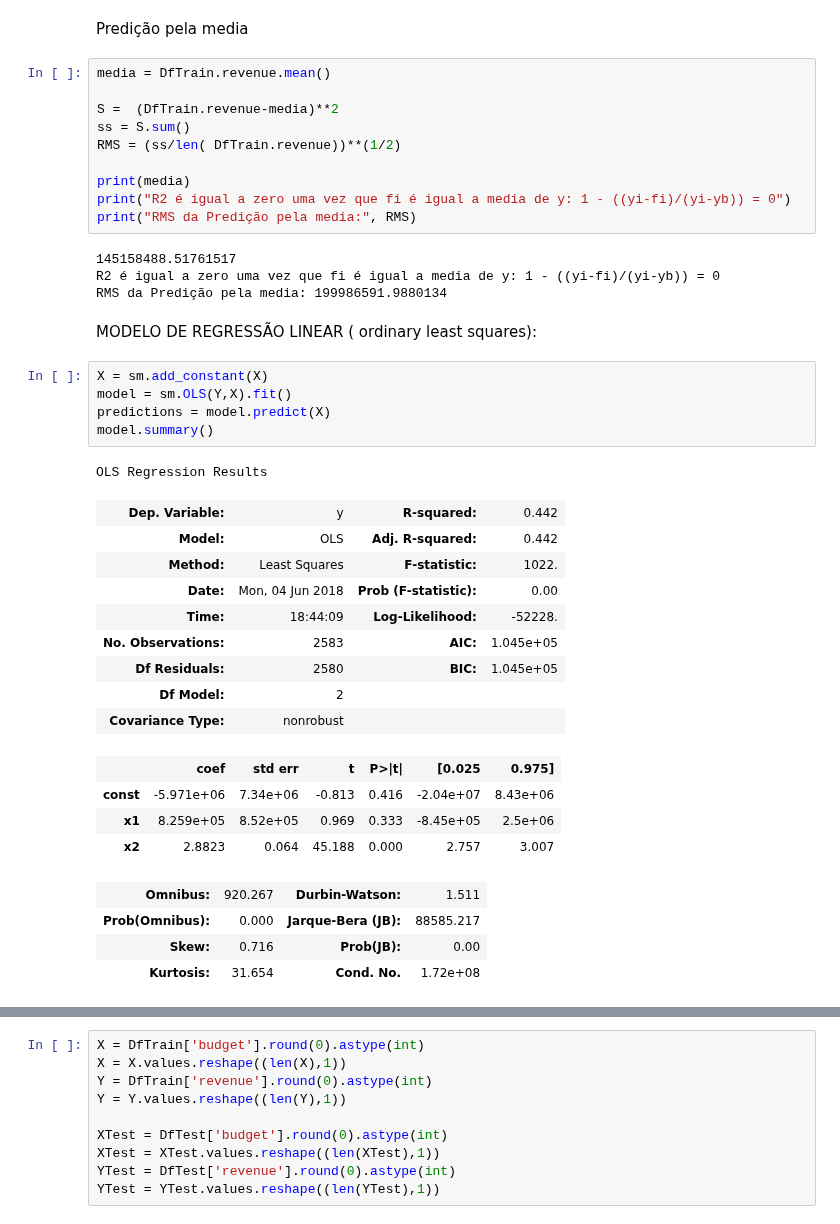
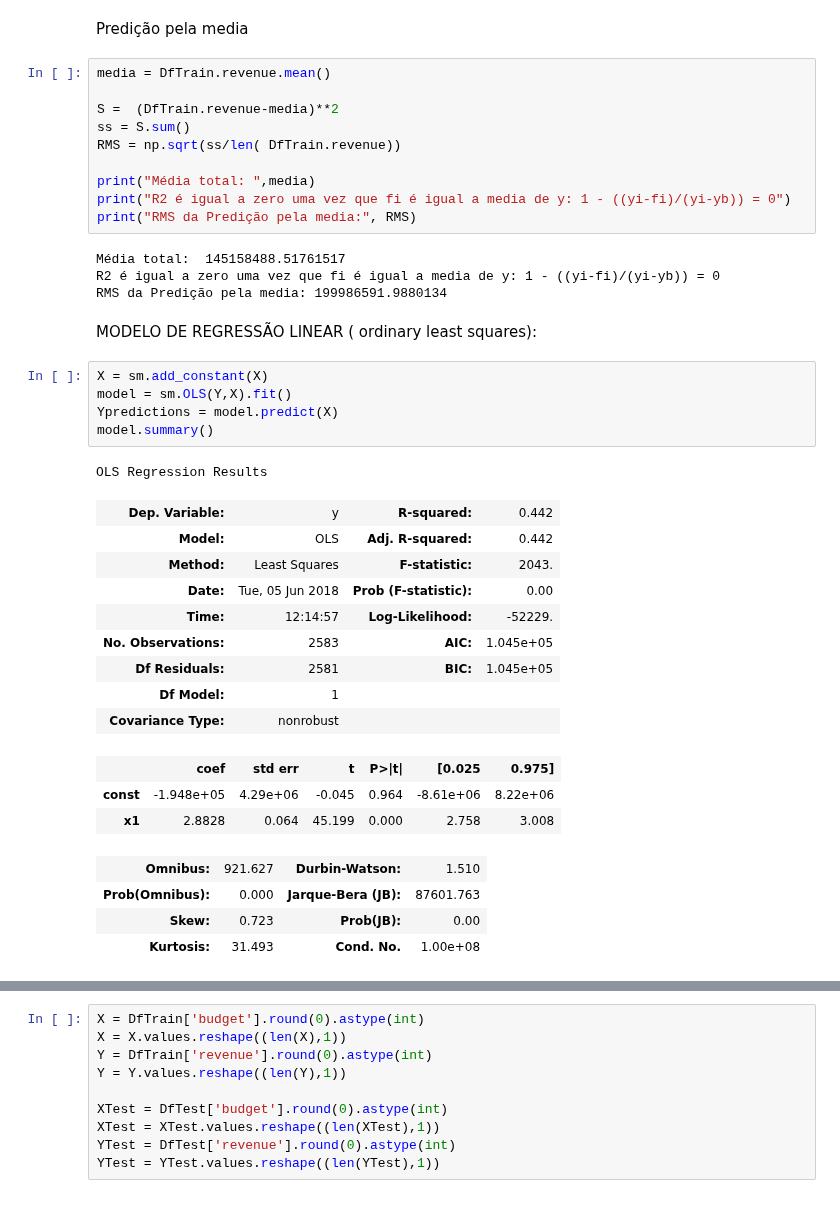
Before and after one commit to guipleite/DPCD, a Jupyter notebook: Projeto3/Projeto3 Layout.ipynb, the cells around one changed output, grey strips where cells are left out. Saved outputs shown, nothing was run; the diff lists cells and outputs as text.

```diff
--- a/Projeto3/Projeto3 Layout.ipynb
+++ b/Projeto3/Projeto3 Layout.ipynb
@@ -145,13 +147,13 @@ media = DfTrain.revenue.mean()
 
 S =  (DfTrain.revenue-media)**2
 ss = S.sum()
-RMS = (ss/len( DfTrain.revenue))**(1/2)
+RMS = np.sqrt(ss/len( DfTrain.revenue))
 
-print(media)
+print("Média total: ",media)
 print("R2 é igual a zero uma vez que fi é igual a media de y: 1 - ((yi-fi)/(yi-yb)) = 0")
 print("RMS da Predição pela media:", RMS)
 # %% [output]
-145158488.51761517
+Média total:  145158488.51761517
 R2 é igual a zero uma vez que fi é igual a media de y: 1 - ((yi-fi)/(yi-yb)) = 0
 RMS da Predição pela media: 199986591.9880134
 # %% [markdown]
@@ -159,24 +161,23 @@ MODELO DE REGRESSÃO LINEAR ( ordinary least squares):
 # %%
 X = sm.add_constant(X)
 model = sm.OLS(Y,X).fit()
-predictions = model.predict(X)
+Ypredictions = model.predict(X)
 model.summary()
 # %% [output]
 OLS Regression Results
 | Dep. Variable: | y | R-squared: | 0.442 |
 | Model: | OLS | Adj. R-squared: | 0.442 |
-| Method: | Least Squares | F-statistic: | 1022. |
-| Date: | Mon, 04 Jun 2018 | Prob (F-statistic): | 0.00 |
-| Time: | 18:44:09 | Log-Likelihood: | -52228. |
+| Method: | Least Squares | F-statistic: | 2043. |
+| Date: | Tue, 05 Jun 2018 | Prob (F-statistic): | 0.00 |
+| Time: | 12:14:57 | Log-Likelihood: | -52229. |
 | No. Observations: | 2583 | AIC: | 1.045e+05 |
-| Df Residuals: | 2580 | BIC: | 1.045e+05 |
-| Df Model: | 2 |  |  |
+| Df Residuals: | 2581 | BIC: | 1.045e+05 |
+| Df Model: | 1 |  |  |
 | Covariance Type: | nonrobust |  |  |
 |  | coef | std err | t | P>|t| | [0.025 | 0.975] |
-| const | -5.971e+06 | 7.34e+06 | -0.813 | 0.416 | -2.04e+07 | 8.43e+06 |
-| x1 | 8.259e+05 | 8.52e+05 | 0.969 | 0.333 | -8.45e+05 | 2.5e+06 |
-| x2 | 2.8823 | 0.064 | 45.188 | 0.000 | 2.757 | 3.007 |
+| const | -1.948e+05 | 4.29e+06 | -0.045 | 0.964 | -8.61e+06 | 8.22e+06 |
+| x1 | 2.8828 | 0.064 | 45.199 | 0.000 | 2.758 | 3.008 |
-| Omnibus: | 920.267 | Durbin-Watson: | 1.511 |
-| Prob(Omnibus): | 0.000 | Jarque-Bera (JB): | 88585.217 |
-| Skew: | 0.716 | Prob(JB): | 0.00 |
-| Kurtosis: | 31.654 | Cond. No. | 1.72e+08 |
+| Omnibus: | 921.627 | Durbin-Watson: | 1.510 |
+| Prob(Omnibus): | 0.000 | Jarque-Bera (JB): | 87601.763 |
+| Skew: | 0.723 | Prob(JB): | 0.00 |
+| Kurtosis: | 31.493 | Cond. No. | 1.00e+08 |
```
Also changed, not shown: parts of 17 cells of this notebook.
